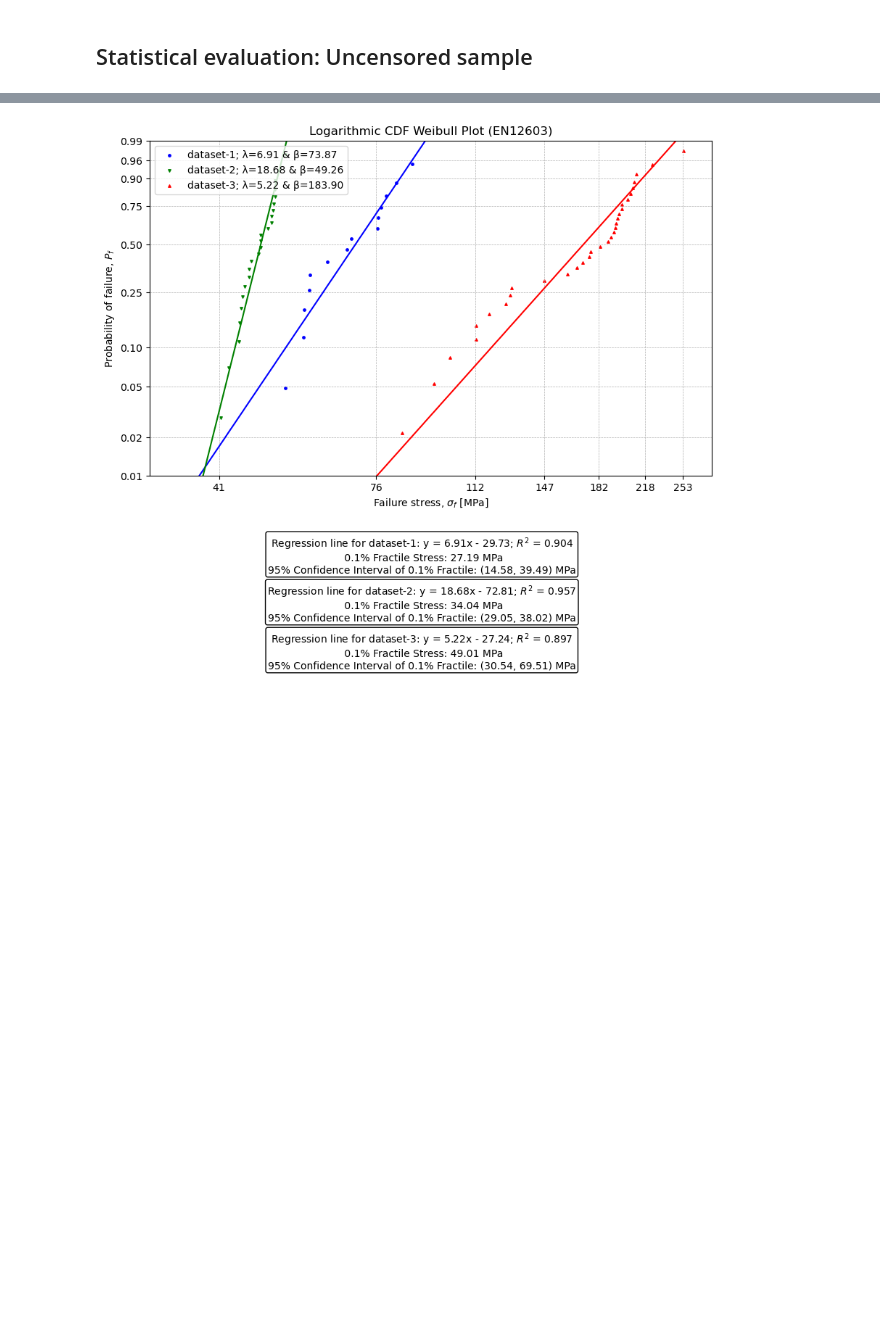
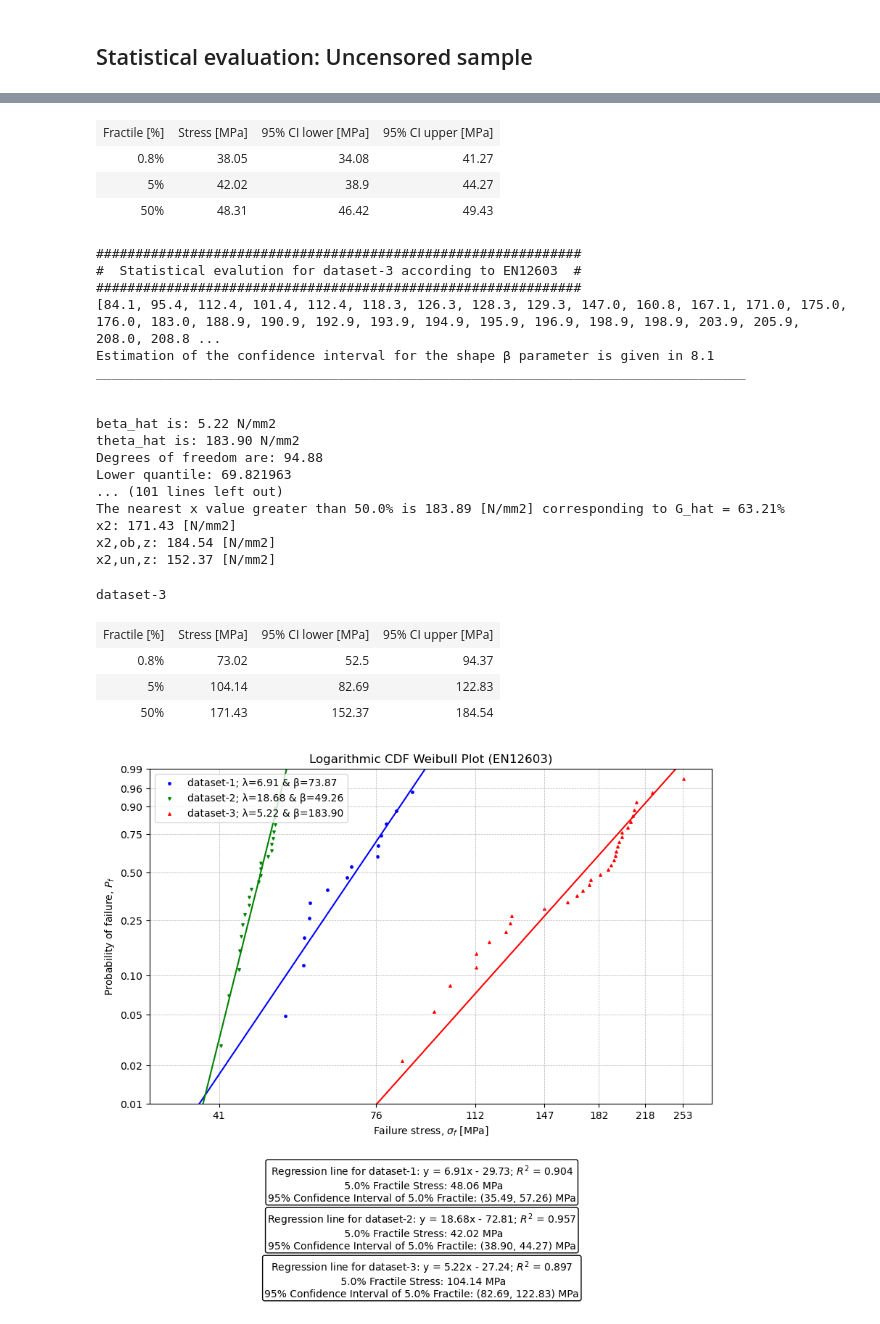
Before and after one commit to xjulie0x/glass-reuse-open-database, a Jupyter notebook: book/pages/method_3.ipynb, the cells around one changed output, grey strips where cells are left out. Cells and saved outputs as stored; diff of their text form; code cells hidden in the pictures; blank space fills up the shorter version.

Commit message:
update method 1 and 3 to display the 0.008, 0.05 and 0.5 fractile stress

```diff
--- a/book/pages/method_3.ipynb
+++ b/book/pages/method_3.ipynb
@@ -315,7 +315,7 @@ def weibull_plot(dataset, iteration, Weibull_distribution_parameters, stress_x_p
     G_x_line_lower = slope_lower*ln_stress + intercept_lower
 
     # Median rank estimator for the cumulative probability.
-    G_x = np.array([ (i + 1 -0.3)/(n + 0.4) for i in range(n)])
+    G_x = np.array([ (i -0.3)/(n + 0.4) for i in range(1,n+1)])
 
     ln_ln_G_x = np.log(np.log(1 / (1 - G_x)))
     ln_ln_G_x_ob = np.log(np.log(1 / (1 - np.array(P_f_upper_limit_list))))
@@ -682,6 +680,43 @@ for dataset, stress_rate in stress_rates.items():
     iteration += 1
     print("\n")
 
+    # Determine the 0.8% fractile
+    G_x_08 = 0.008
+    x_08,x_08_ob_z, x_08_un_z = confidence_interval_stress(beta_hat, theta_hat, n, r_over_n, beta_lower, beta_upper, G_x=G_x_08, alpha=target_alpha)
+    stress_08_percentile, stress_08_percentile_CI_upper, stress_08_percentile_CI_lower = round(x_08,2), round(x_08_ob_z,2), round(x_08_un_z,2)
+
+    # Determine the 5% fractile
+    G_x_5 = 0.05
+    x_5,x_5_ob_z, x_5_un_z = confidence_interval_stress(beta_hat, theta_hat, n, r_over_n, beta_lower, beta_upper, G_x=G_x_5, alpha=target_alpha)
+    stress_5_percentile, stress_5_percentile_CI_upper, stress_5_percentile_CI_lower = round(x_5,2), round(x_5_ob_z,2), round(x_5_un_z,2)
+    # Determine the 50% fractile
+    G_x_50 = 0.5
+    x_50,x_50_ob_z, x_50_un_z = confidence_interval_stress(beta_hat, theta_hat, n, r_over_n, beta_lower, beta_upper, G_x=G_x_50, alpha=target_alpha)
+    stress_50_percentile, stress_50_percentile_CI_upper, stress_50_percentile_CI_lower = round(x_50,2), round(x_50_ob_z,2), round(x_50_un_z,2)
+
+    # Define the data for the table containing integers
+    table_data = [
+        ("Fractile [%]", "Stress [MPa]", "95% CI lower [MPa]", "95% CI upper [MPa]"),
+        ("0.8%", stress_08_percentile, stress_08_percentile_CI_lower, stress_08_percentile_CI_upper),  # Row 1
+        ("5%", stress_5_percentile,stress_5_percentile_CI_lower,stress_5_percentile_CI_upper),         # Row 2
+        ("50%", stress_50_percentile,stress_50_percentile_CI_lower,stress_50_percentile_CI_upper)      # Row 3
+    ]
+
+    # Generate HTML for the table
+    html_content = f"""
+    <table border='1' style='border-collapse: collapse;'>
+        <caption style='caption-side: top; font-weight: bold;'>{dataset}</caption>
+    """
+    for row in table_data:
+        html_content += "<tr>"
+        for item in row:
+            html_content += f"<td style='padding: 5px;'>{item}</td>"
+        html_content += "</tr>"
+    html_content += "</table>"
+
+    # Display the table using HTML
+    display(HTML(html_content))
+
 plt.xlabel(f'Failure stress, $\u03C3_f$ [MPa]')
 plt.ylabel('Probability of failure, $P_f$')
 plt.title('Logarithmic CDF Weibull Plot (EN12603)')
@@ -748,4 +806,30 @@ slope is 5.22316276934552 and intercept is -27.235537068283655
+| Fractile [%] | Stress [MPa] | 95% CI lower [MPa] | 95% CI upper [MPa] |
+| 0.8% | 38.05 | 34.08 | 41.27 |
+| 5% | 42.02 | 38.9 | 44.27 |
+| 50% | 48.31 | 46.42 | 49.43 |
+##############################################################
+#  Statistical evalution for dataset-3 according to EN12603  #
+##############################################################
+[84.1, 95.4, 112.4, 101.4, 112.4, 118.3, 126.3, 128.3, 129.3, 147.0, 160.8, 167.1, 171.0, 175.0, 176.0, 183.0, 188.9, 190.9, 192.9, 193.9, 194.9, 195.9, 196.9, 198.9, 198.9, 203.9, 205.9, 208.0, 208.8 ...
+Estimation of the confidence interval for the shape β parameter is given in 8.1
+___________________________________________________________________________________
+
+
+beta_hat is: 5.22 N/mm2
+theta_hat is: 183.90 N/mm2
+Degrees of freedom are: 94.88
+Lower quantile: 69.821963
+... (101 lines left out)
+The nearest x value greater than 50.0% is 183.89 [N/mm2] corresponding to G_hat = 63.21%
+x2: 171.43 [N/mm2]
+x2,ob,z: 184.54 [N/mm2]
+x2,un,z: 152.37 [N/mm2]
+dataset-3
+| Fractile [%] | Stress [MPa] | 95% CI lower [MPa] | 95% CI upper [MPa] |
+| 0.8% | 73.02 | 52.5 | 94.37 |
+| 5% | 104.14 | 82.69 | 122.83 |
+| 50% | 171.43 | 152.37 | 184.54 |
-[figure, old version]
+[figure, new version]
 # %%
 for dataset, stress_rate in stress_rates.items():
     # Creating a range of x values
```
Also changed, not shown: parts of 5 cells of this notebook, 1 other file.
